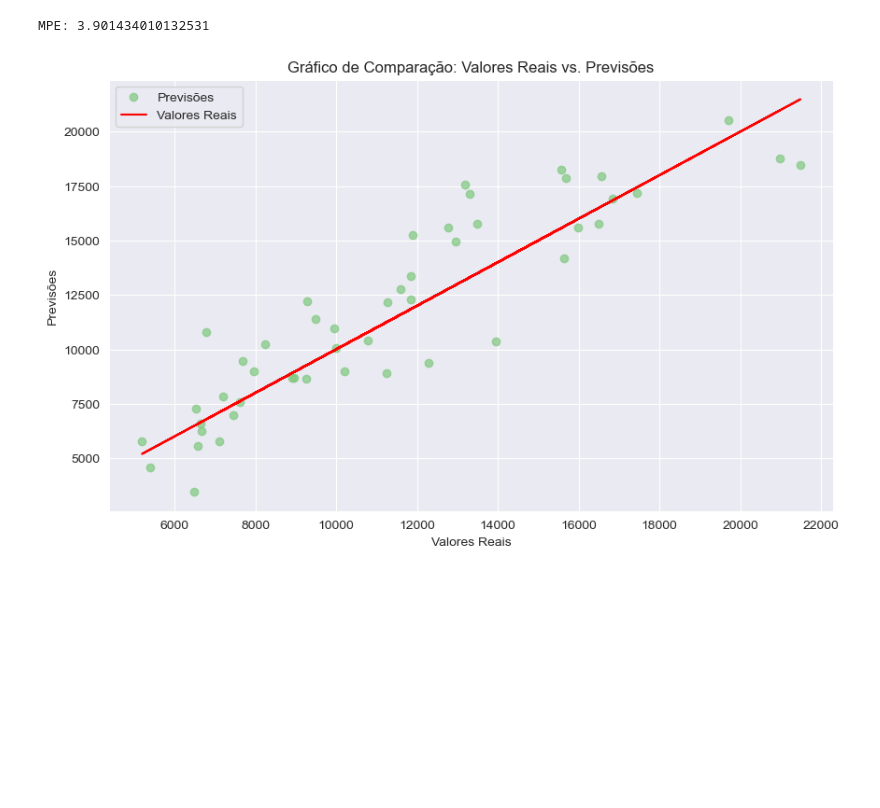
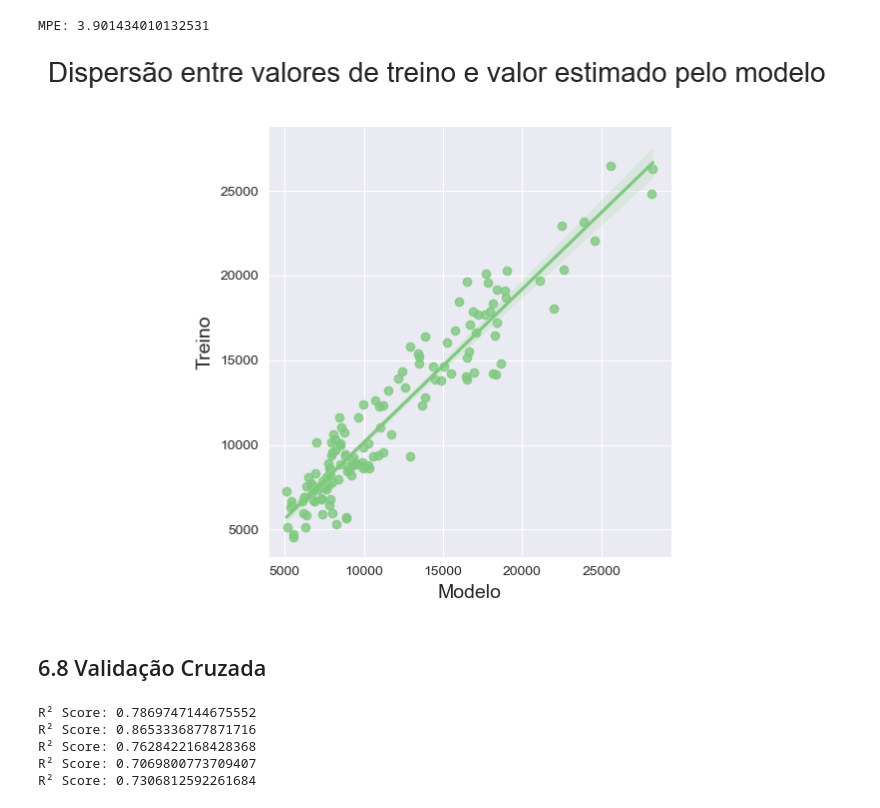
Before and after one commit to leandric/Car-Price-Prediction-Multiple-Linear-Regression, a Jupyter notebook: Projeto Final.ipynb, the cells around one changed output. Saved outputs shown, nothing was run; the diff lists cells and outputs as text; code cells hidden in the pictures; blank space fills up the shorter version.

Commit message:
validação cruzada

```diff
--- a/Projeto Final.ipynb
+++ b/Projeto Final.ipynb
@@ -609,19 +609,52 @@ mpe = sum(porcentagens) / len(porcentagens)
 print("MPE:", mpe)
 # %% [output]
 MPE: 3.901434010132531
-# %%
-# Obtendo as previsões do modelo para os dados de teste
-y_test = pd.DataFrame({'y':y_test})
-y_test['previsoes'] = previsoes
-
-# Plotando o gráfico comparando os valores reais e as previsões
-plt.figure(figsize=(10, 6))
-plt.scatter(y_test['y'], y_test['previsoes'], alpha=0.7, label='Previsões')
-plt.plot(y_test['y'], y_test['y'], color='red', label='Valores Reais')
-plt.xlabel('Valores Reais')
-plt.ylabel('Previsões')
-plt.legend()
-plt.title('Gráfico de Comparação: Valores Reais vs. Previsões')
-plt.show()
-# %% [output]
-[figure, removed]
+# %%
+y_predict_train = modelo.predict(X_train[colunas_significativas[1:]])
+df = pd.DataFrame({'treino':y_train,'modelo':y_predict_train})
+
+ax = sns.lmplot(x='treino', y='modelo', data=df)
+ax.fig.suptitle('Dispersão entre valores de treino e valor estimado pelo modelo', fontsize=20, y=1.1)
+ax.set_axis_labels("Modelo", 'Treino', fontsize =14)
+ax;
+# %% [output]
+[figure, added]
+# %% [markdown]
+## 6.8 Validação Cruzada
+# %%
+import numpy as np
+from sklearn.model_selection import KFold
+from sklearn.linear_model import LinearRegression
+from sklearn.base import clone
+
+# Vamos supor que você tem suas features (X) e os targets (y)
+# X é uma matriz de formato (n_samples, n_features)
+# y é um vetor de formato (n_samples,)
+
+# Defina o número de folds para a validação cruzada (por exemplo, 5 folds)
+num_folds = 5
+
+# Crie uma instância da classe KFold
+kf = KFold(n_splits=num_folds, shuffle=True, random_state=42)
+
+# Agora vamos fazer a validação cruzada
+for train_index, test_index in kf.split(X):
+    # Divide os dados em conjuntos de treinamento e teste para cada fold
+    X_train, X_test = X[train_index], X[test_index]
+    y_train, y_test = y[train_index], y[test_index]
+
+    # Clone o modelo para ter uma cópia independente para cada fold
+    modelo_clone = clone(modelo)
+
+    # Treine o modelo com os dados de treinamento do fold atual
+    modelo_clone.fit(X_train, y_train)
+
+    # Avalie o desempenho do modelo nos dados de teste do fold atual
+    score = modelo_clone.score(X_test, y_test)
+    print("R² Score:", score)
+# %% [output]
+R² Score: 0.7869747144675552
+R² Score: 0.8653336877871716
+R² Score: 0.7628422168428368
+R² Score: 0.7069800773709407
+R² Score: 0.7306812592261684
```
Also changed, not shown: parts of 1 cell of this notebook.
